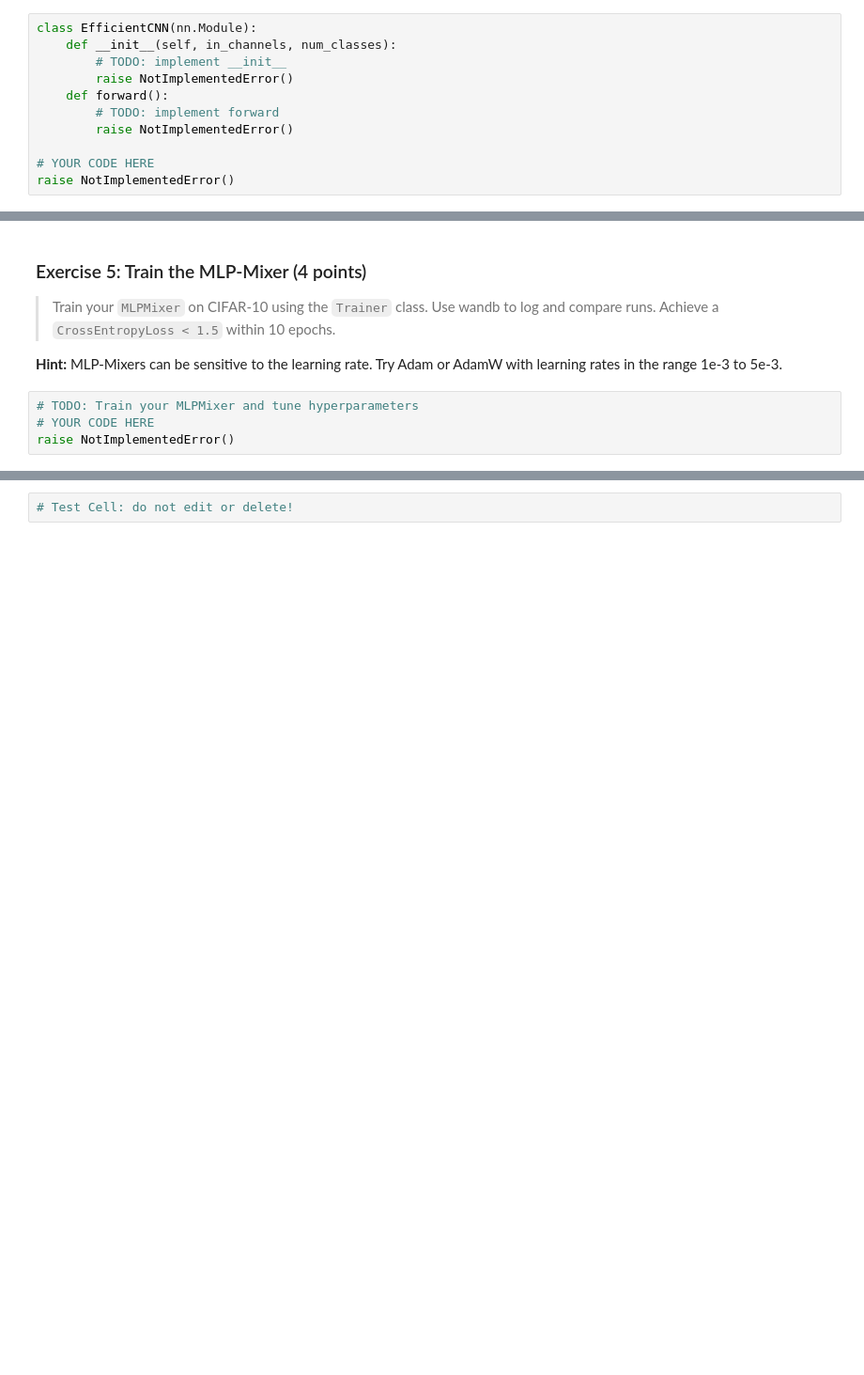
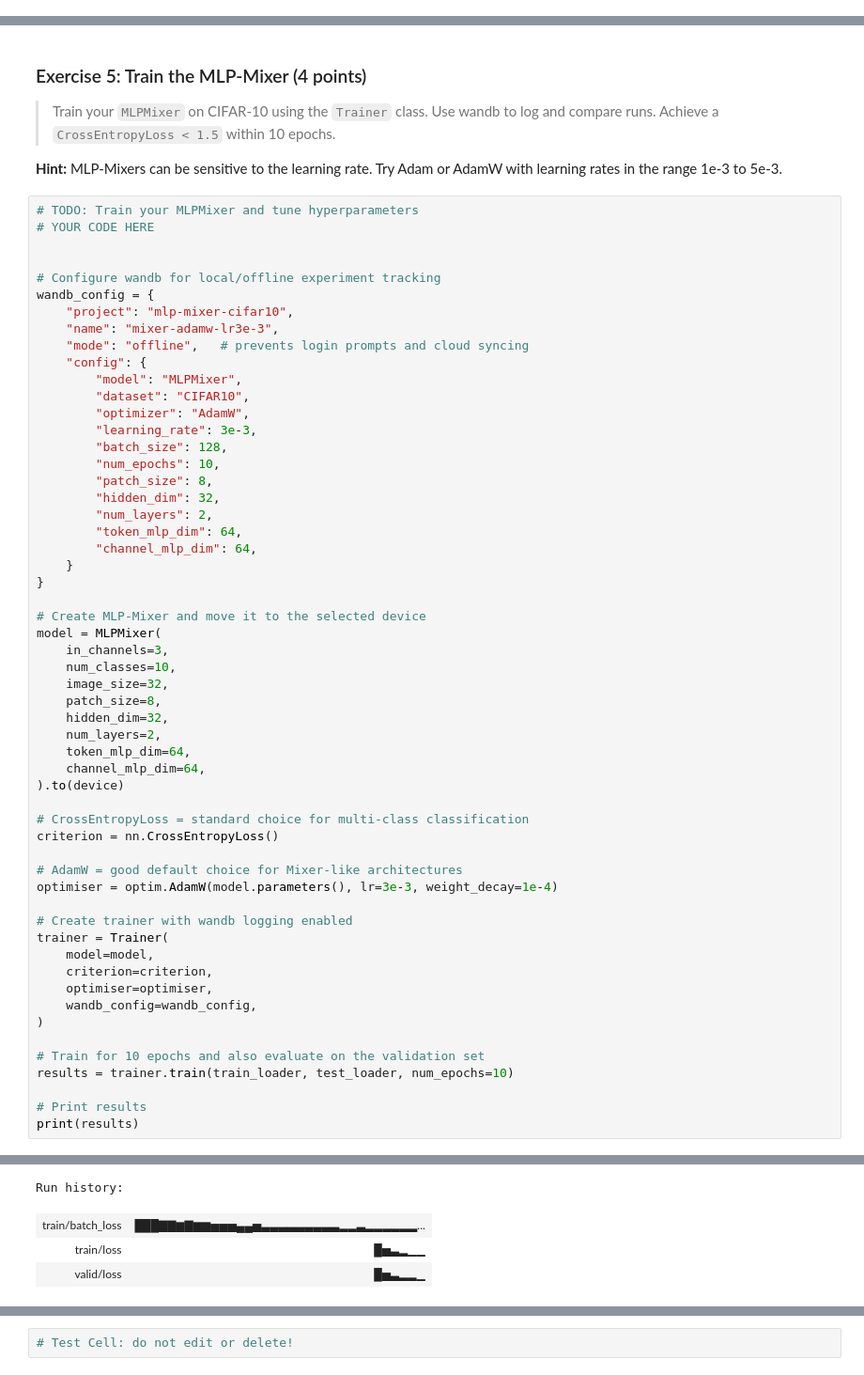
Before and after one commit to luki852/Master_AI, a Jupyter notebook: 2nd_Semester/UE_Architectures_and_Generative_Techniques/Assignment3_k51843919_Lukas_Steu.ipynb, the cells around one changed output, grey strips where cells are left out. Shown at 94% size. Saved outputs shown, nothing was run; the diff lists cells and outputs as text; blank space fills up the shorter version.

```diff
--- a/2nd_Semester/UE_Architectures_and_Generative_Techniques/Assignment3_k51843919_Lukas_Steu.ipynb
+++ b/2nd_Semester/UE_Architectures_and_Generative_Techniques/Assignment3_k51843919_Lukas_Steu.ipynb
@@ -384,14 +452,3 @@ Today, neural networks frequently have millions or billions of parameters. Howev
 > Use at least one depthwise separable or groupwise convolution or apply at least one squeeze-and-exitation layer after a convolution.
 
 Hint: Skip-connections and Normalization layers are frequently used to stabilize the training behavior of deep CNNs.
-# %%
-class EfficientCNN(nn.Module):
-    def __init__(self, in_channels, num_classes):
-        # TODO: implement __init__
-        raise NotImplementedError()
-    def forward():
-        # TODO: implement forward
-        raise NotImplementedError()
-
-# YOUR CODE HERE
-raise NotImplementedError()
@@ -555,7 +797,60 @@ print(f"Number of parameters: {num_params}")
 
 **Hint:** MLP-Mixers can be sensitive to the learning rate.
 Try Adam or AdamW with learning rates in the range 1e-3 to 5e-3.
-# %%
-# TODO: Train your MLPMixer and tune hyperparameters
-# YOUR CODE HERE
-raise NotImplementedError()
+# %%
+# TODO: Train your MLPMixer and tune hyperparameters
+# YOUR CODE HERE
+
+
+# Configure wandb for local/offline experiment tracking
+wandb_config = {
+    "project": "mlp-mixer-cifar10",
+    "name": "mixer-adamw-lr3e-3",
+    "mode": "offline",   # prevents login prompts and cloud syncing
+    "config": {
+        "model": "MLPMixer",
+        "dataset": "CIFAR10",
+        "optimizer": "AdamW",
+        "learning_rate": 3e-3,
+        "batch_size": 128,
+        "num_epochs": 10,
+        "patch_size": 8,
+        "hidden_dim": 32,
+        "num_layers": 2,
+        "token_mlp_dim": 64,
+        "channel_mlp_dim": 64,
+    }
+}
+
+# Create MLP-Mixer and move it to the selected device
+model = MLPMixer(
+    in_channels=3,
+    num_classes=10,
+    image_size=32,
+    patch_size=8,
+    hidden_dim=32,
+    num_layers=2,
+    token_mlp_dim=64,
+    channel_mlp_dim=64,
+).to(device)
+
+# CrossEntropyLoss = standard choice for multi-class classification
+criterion = nn.CrossEntropyLoss()
+
+# AdamW = good default choice for Mixer-like architectures
+optimiser = optim.AdamW(model.parameters(), lr=3e-3, weight_decay=1e-4)
+
+# Create trainer with wandb logging enabled
+trainer = Trainer(
+    model=model,
+    criterion=criterion,
+    optimiser=optimiser,
+    wandb_config=wandb_config,
+)
+
+# Train for 10 epochs and also evaluate on the validation set
+results = trainer.train(train_loader, test_loader, num_epochs=10)
+
+# Print results
+print(results)
+# %% [output]
@@ -561,0 +859,4 @@ raise NotImplementedError()
+Run history:
+| train/batch_loss | ███▇▇▆▇▆▆▅▅▅▄▄▅▃▃▃▃▃▃▃▃▃▂▂▃▂▂▂▂▂▂... |
+| train/loss | █▅▃▂▁▁ |
+| valid/loss | █▅▃▂▂▁ |
```
Also changed, not shown: parts of 11 cells of this notebook, 2 other files.
